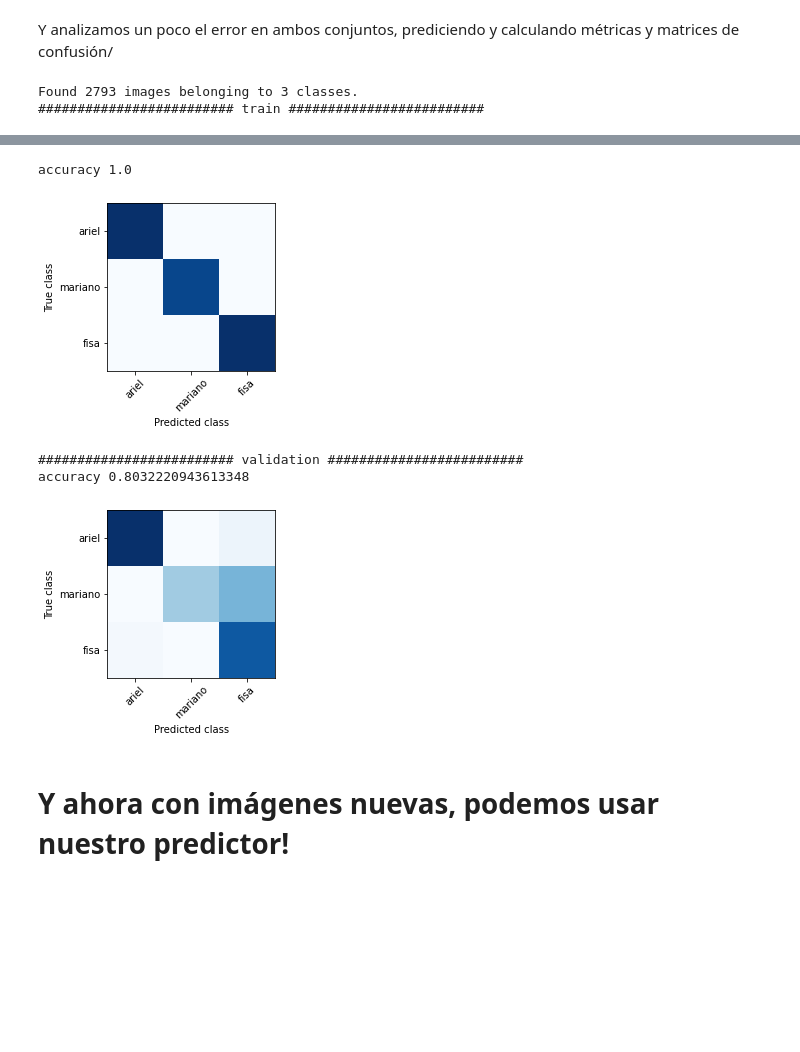
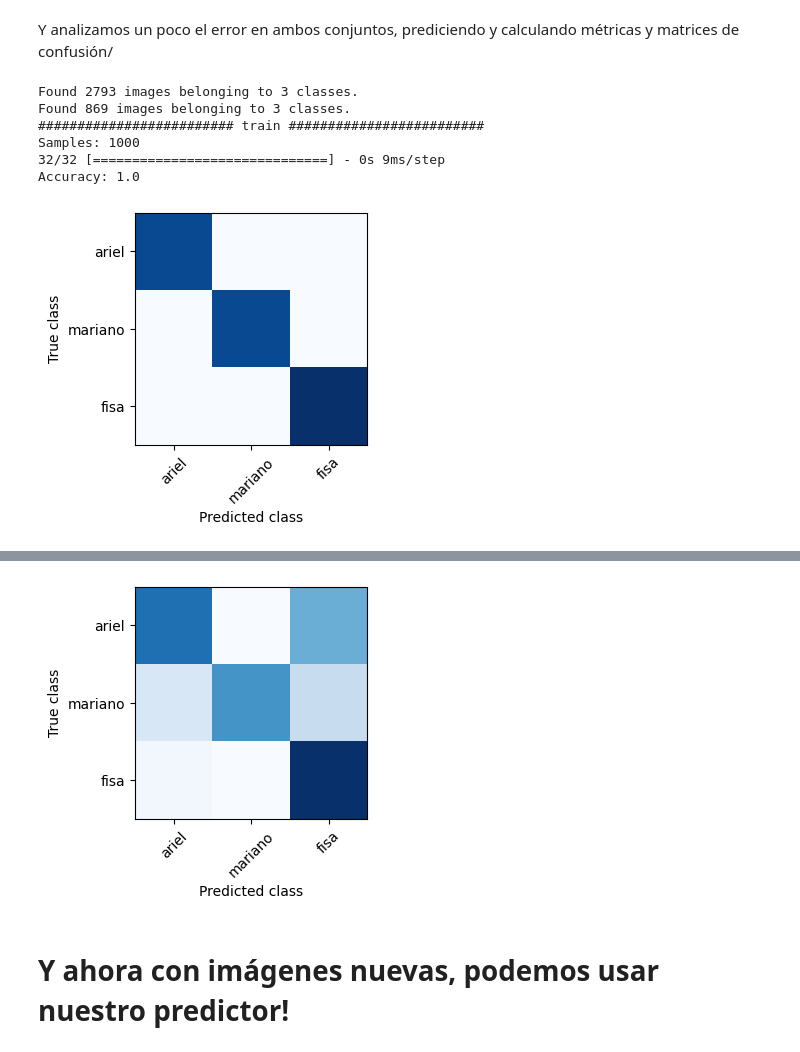
Before and after one commit to ucseml-team/machine-learning-course, a Jupyter notebook: profes_classifier/profes_classifier.ipynb, the cells around one changed output, grey strips where cells are left out. Drawn from its saved outputs; the diff is of its cells as text; code cells hidden in the pictures; blank space fills up the shorter version.

```diff
--- a/profes_classifier/profes_classifier.ipynb
+++ b/profes_classifier/profes_classifier.ipynb
@@ -121,0 +102,3 @@ Found 2793 images belonging to 3 classes.
+# %%
+train = images_reader.flow_from_directory(TRAIN_DIR, **READ_PARAMS)
+validation = images_reader.flow_from_directory(VALIDATION_DIR, **READ_PARAMS)
@@ -209,10 +177,17 @@ Trainable params: 17,257
 Non-trainable params: 0
 _________________________________________________________________
+# %%
+model_weights_at_epochs = {}
+
+class OurCustomCallback(Callback):
+    def on_epoch_end(self, epoch, logs=None):
+        model_weights_at_epochs[epoch] = self.model.get_weights()
 # %%
 history = model.fit(
     train,
-    epochs=5,
+    epochs=10,
     batch_size=128,
     validation_data=validation,
+    callbacks=[OurCustomCallback()]
 )
 # %% [output]
@@ -241,25 +226,20 @@ plt.show()
+# %%
+# nos quedamos con los mejores pesos
+model.set_weights(model_weights_at_epochs[9])
 # %% [markdown]
 Y analizamos un poco el error en ambos conjuntos, prediciendo y calculando métricas y matrices de confusión/
 # %%
 datasets = (
-    (
-        "train",
-        train_generator.flow_from_directory(
-            TRAIN_DIR,
-            batch_size=train.samples,  # leer todas las imagenes de una sola vez
-            **PARAMETROS_COMUNES_DATASET,
-        ),
-    ),
-    (
-        "validation",
-        validation
-    )
+    ('train', images_reader.flow_from_directory(TRAIN_DIR, **READ_PARAMS, batch_size=1000)),
+    ('validation', images_reader.flow_from_directory(VALIDATION_DIR, **READ_PARAMS, batch_size=1000)),
 )
 
 for dataset_name, dataset in datasets:
     print('#' * 25, dataset_name, '#' * 25)
 
     batch_images, batch_labels = dataset.next()
+    print('Samples:', len(batch_images))
+
     # super importante: usamos argmax para convertir cosas de este formato:
     # [(0, 1, 0), (1, 0, 0), (1, 0, 0), (0, 0, 1)]
     # a este formato (donde tenemos el índice de la clase que tiene número más alto):
@@ -267,7 +247,7 @@ for dataset_name, dataset in datasets:
     predictions = np.argmax(model.predict(batch_images), axis=-1)
     labels = np.argmax(batch_labels, axis=-1)
 
-    print('accuracy', accuracy_score(labels, predictions))
+    print('Accuracy:', accuracy_score(labels, predictions))
 
     # graficamos la confussion matrix
     plt.figure(figsize=(3, 4))
@@ -286,4 +266,9 @@ for dataset_name, dataset in datasets:
     plt.show()
 # %% [output]
 Found 2793 images belonging to 3 classes.
+Found 869 images belonging to 3 classes.
 ######################### train #########################
+Samples: 1000
+32/32 [==============================] - 0s 9ms/step
+Accuracy: 1.0
+[figure, new version]
@@ -291,8 +279,4 @@ Found 2793 images belonging to 3 classes.
-accuracy 1.0
-[figure, old version]
-######################### validation #########################
-accuracy 0.8032220943613348
-[figure, old version]
+[figure, new version]
 # %% [markdown]
 # Y ahora con imágenes nuevas, podemos usar nuestro predictor!
 # %%
```
Also changed, not shown: parts of 20 cells of this notebook.
